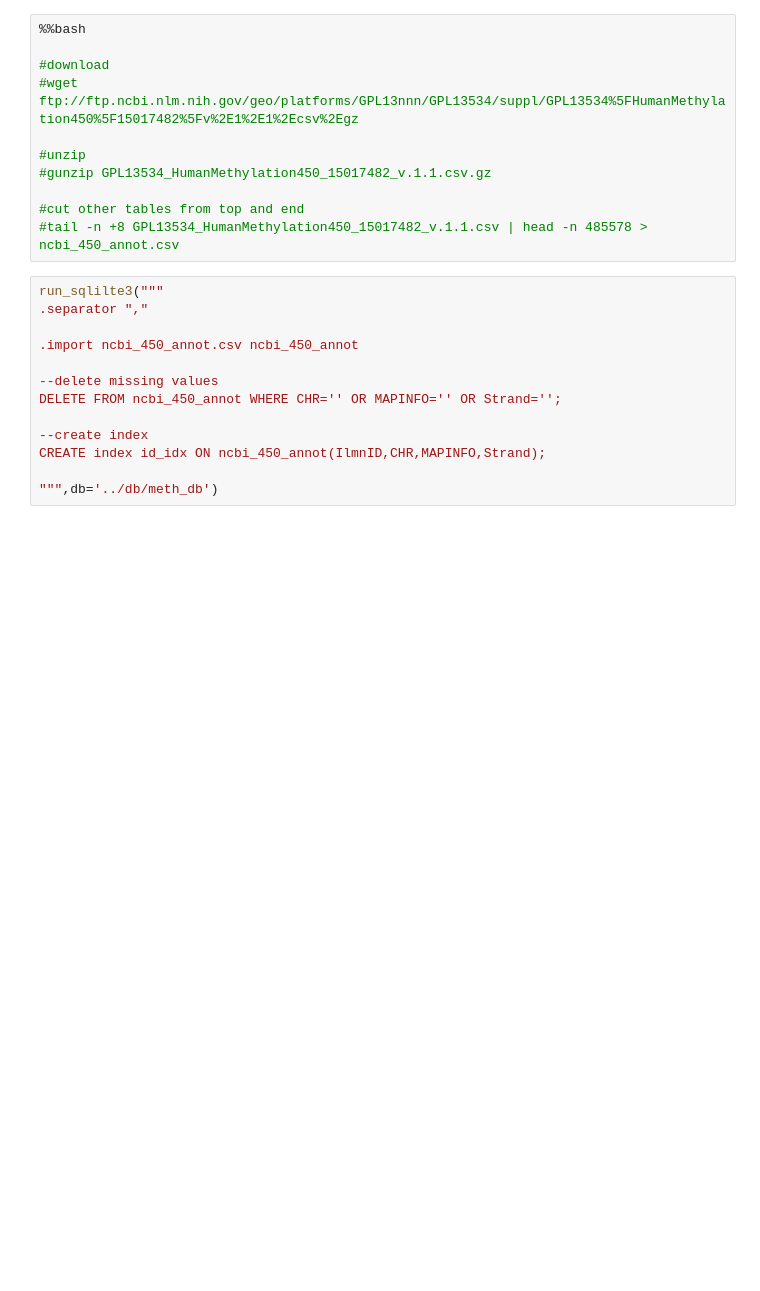
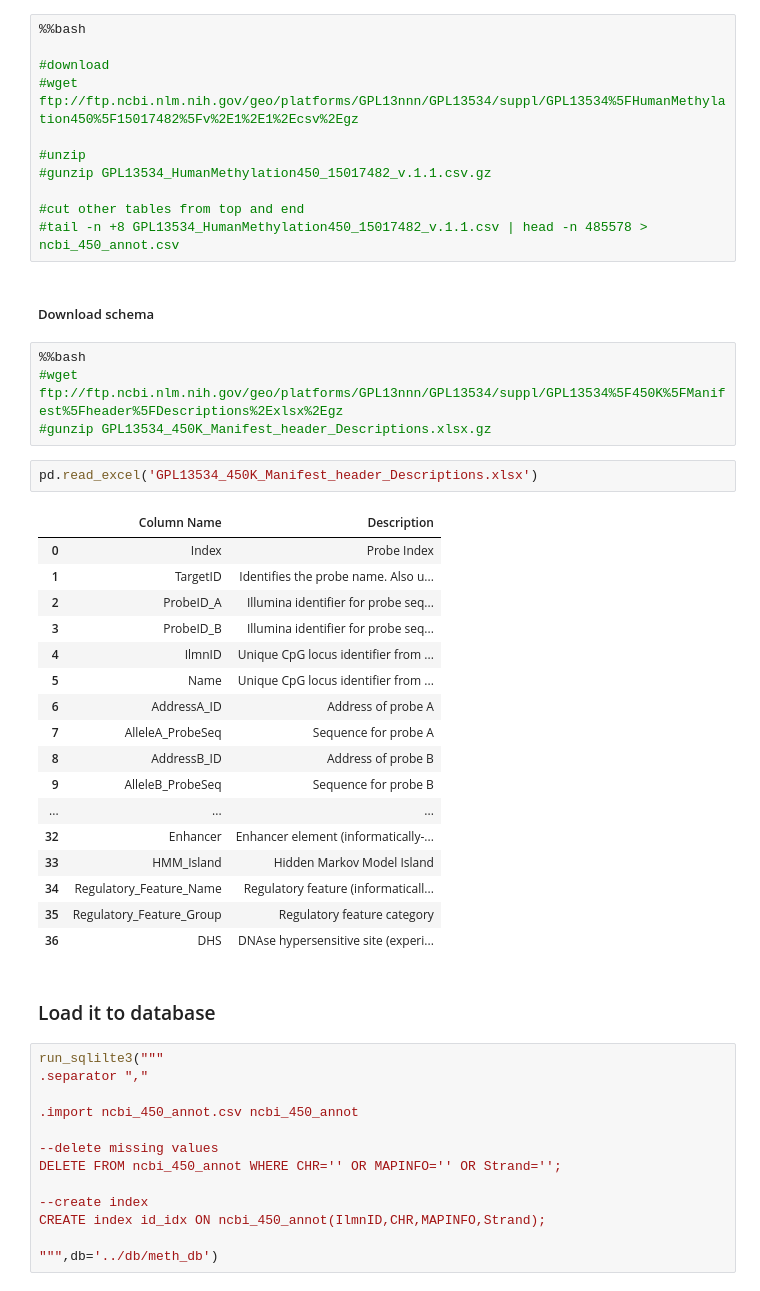
Before and after one commit to riblidezso/methylation_code, a Jupyter notebook: explore_data/autocorrelation.ipynb, the cells around one changed output. Drawn from its saved outputs; the diff is of its cells as text; blank space fills up the shorter version.

```diff
--- a/explore_data/autocorrelation.ipynb
+++ b/explore_data/autocorrelation.ipynb
@@ -70,6 +70,34 @@ def run_sqlilte3(command,db,output=''):
 
 #cut other tables from top and end
 #tail -n +8 GPL13534_HumanMethylation450_15017482_v.1.1.csv | head -n 485578 > ncbi_450_annot.csv
+# %% [markdown]
+##### Download schema
+# %%
+%%bash
+#wget ftp://ftp.ncbi.nlm.nih.gov/geo/platforms/GPL13nnn/GPL13534/suppl/GPL13534%5F450K%5FManifest%5Fheader%5FDescriptions%2Exlsx%2Egz
+#gunzip GPL13534_450K_Manifest_header_Descriptions.xlsx.gz
+# %%
+pd.read_excel('GPL13534_450K_Manifest_header_Descriptions.xlsx')
+# %% [output]
+|  | Column Name | Description |
+| 0 | Index | Probe Index |
+| 1 | TargetID | Identifies the probe name. Also u... |
+| 2 | ProbeID_A | Illumina identifier for probe seq... |
+| 3 | ProbeID_B | Illumina identifier for probe seq... |
+| 4 | IlmnID | Unique CpG locus identifier from ... |
+| 5 | Name | Unique CpG locus identifier from ... |
+| 6 | AddressA_ID | Address of probe A |
+| 7 | AlleleA_ProbeSeq | Sequence for probe A |
+| 8 | AddressB_ID | Address of probe B |
+| 9 | AlleleB_ProbeSeq | Sequence for probe B |
+| ... | ... | ... |
+| 32 | Enhancer | Enhancer element (informatically-... |
+| 33 | HMM_Island | Hidden Markov Model Island |
+| 34 | Regulatory_Feature_Name | Regulatory feature (informaticall... |
+| 35 | Regulatory_Feature_Group | Regulatory feature category |
+| 36 | DHS | DNAse hypersensitive site (experi... |
+# %% [markdown]
+### Load it to database
 # %%
 run_sqlilte3("""
 .separator ","
```
Also changed, not shown: parts of 1 cell of this notebook.
